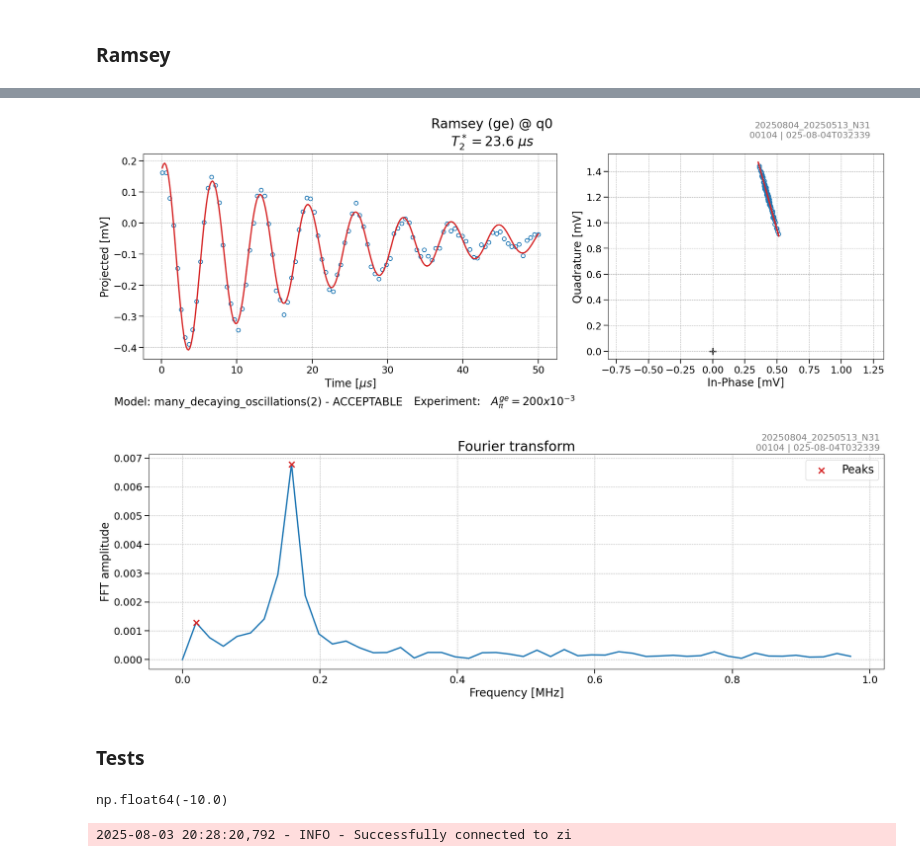
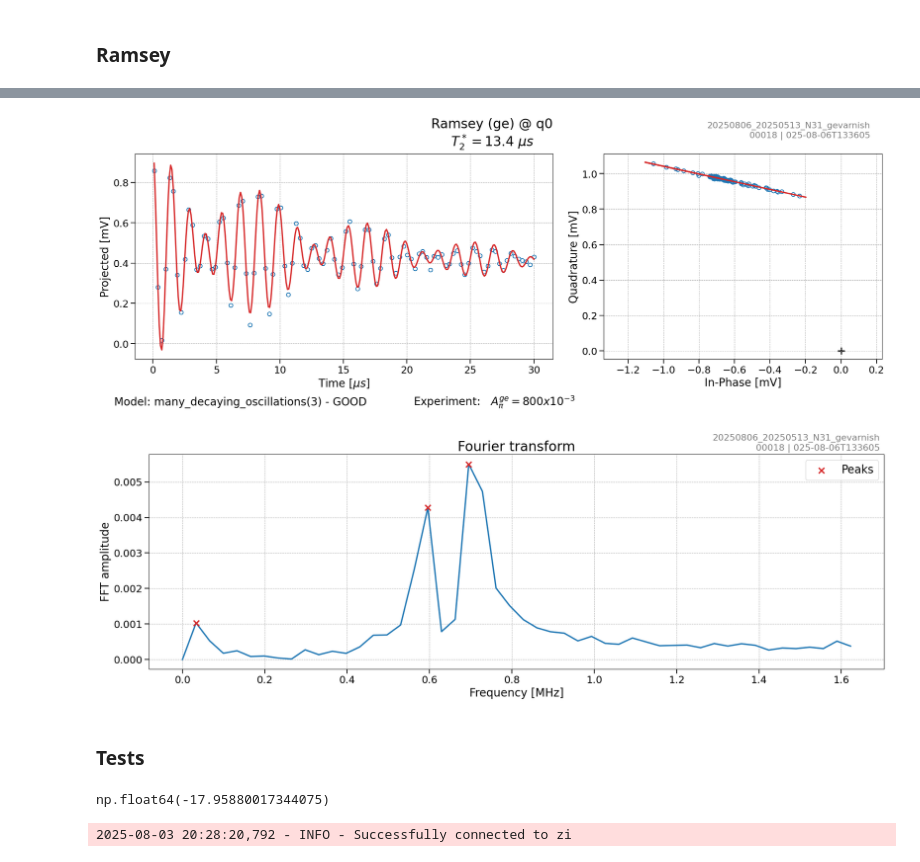
Before and after one commit to SQIL-EPFL/sqil-experiments, a Jupyter notebook: sqil_experiments/measurements/measure.ipynb, the cells around one changed output, grey strips where cells are left out. Cells and saved outputs as stored; diff of their text form; code cells hidden in the pictures.

```diff
--- a/sqil_experiments/measurements/measure.ipynb
+++ b/sqil_experiments/measurements/measure.ipynb
@@ -299,8 +420,8 @@ from laboneq_applications.experiments.options import (
 )
 from laboneq.dsl.enums import AcquisitionType
 
-time = np.linspace(0.1e-6, 50e-6, 100)
-detuning = 0.2e6
+time = np.linspace(0.1e-6, 30e-6, 100)
+detuning = 0.1e6
 
 options = TuneupExperimentOptions()
 options.acquisition_type = AcquisitionType.SPECTROSCOPY
@@ -345,12 +465,12 @@ result = ramsey_exp.run(
-[figure, old version]
+[figure, new version]
-[figure, old version]
+[figure, new version]
 # %% [markdown]
 ### Tests
 # %%
 import numpy as np
-10 + 20 * np.log10(0.003)
+10 + 20 * np.log10(0.04)
 # %% [output]
-np.float64(-10.0)
+np.float64(-17.95880017344075)
 # %%
 import numpy as np
 from rr_spec import RRSpec, ResonatorSpectroscopyExperimentOptions
```
Also changed, not shown: parts of 9 cells of this notebook, 5 other files.
